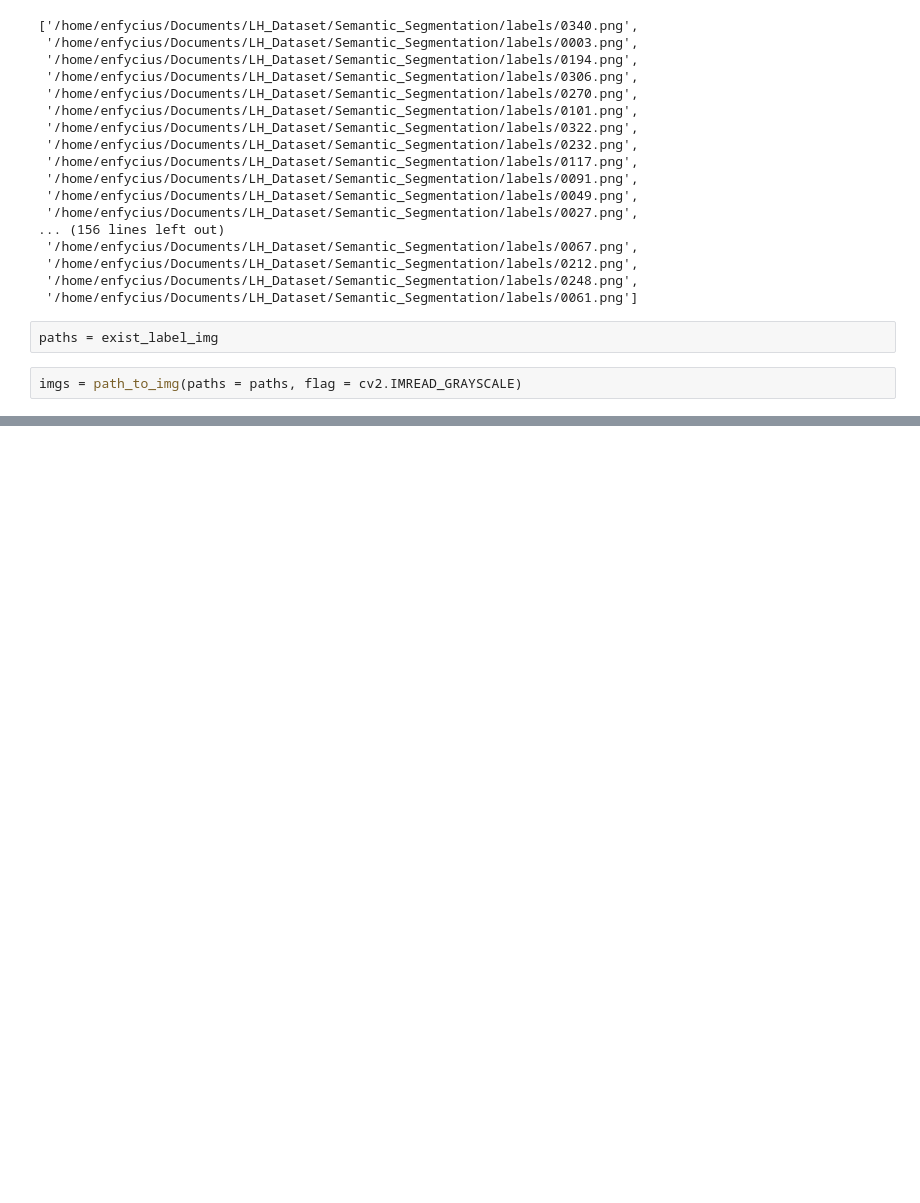
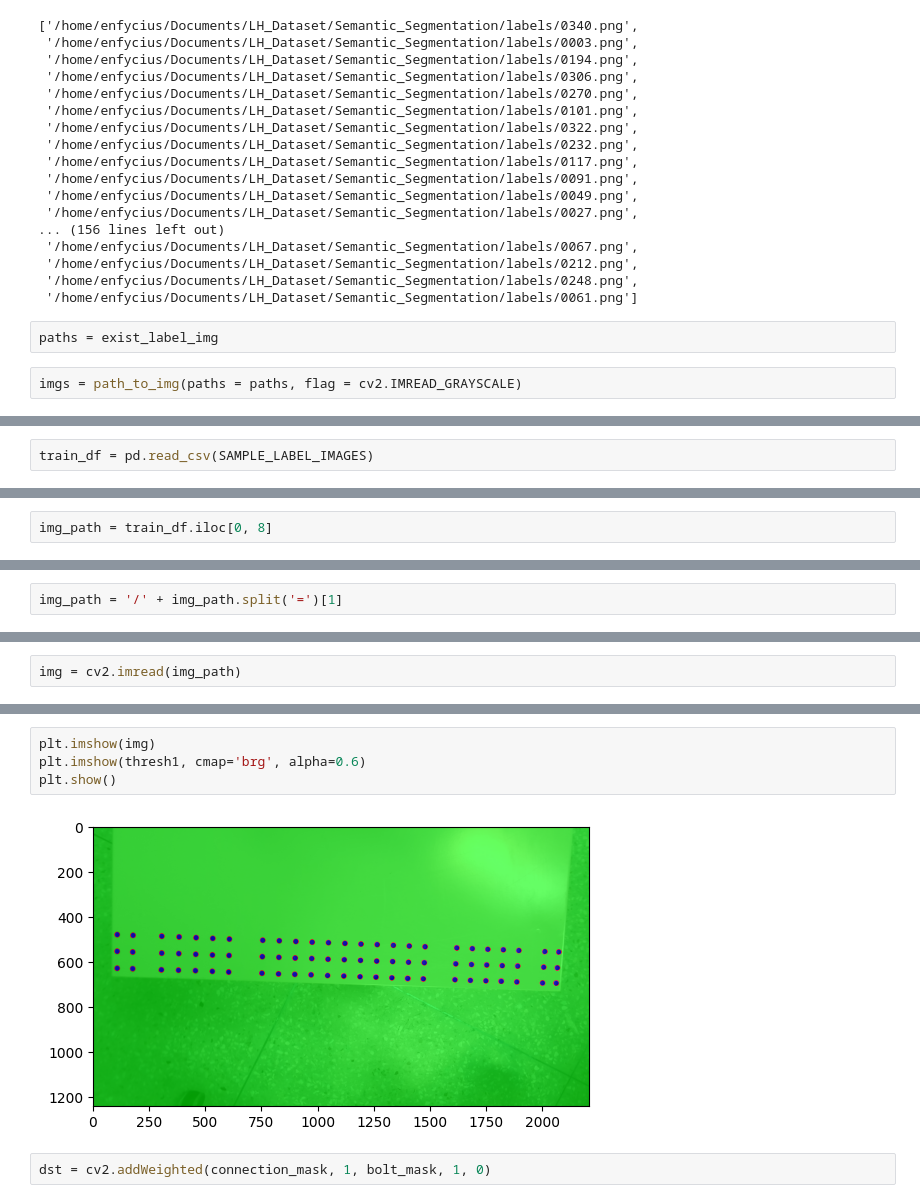
Before and after one commit to ConstructionIT/LH2023, a Jupyter notebook: generate_label.ipynb, the cells around one changed output, grey strips where cells are left out. Saved outputs shown, nothing was run; the diff lists cells and outputs as text; blank space fills up the shorter version.

```diff
--- a/generate_label.ipynb
+++ b/generate_label.ipynb
@@ -256,0 +262,2 @@ plot_labels(imgs = imgs, \
+# %%
+train_df = pd.read_csv(SAMPLE_LABEL_IMAGES)
@@ -256,0 +273,2 @@ plot_labels(imgs = imgs, \
+# %%
+img_path = train_df.iloc[0, 8]
@@ -256,0 +279,2 @@ plot_labels(imgs = imgs, \
+# %%
+img_path = '/' + img_path.split('=')[1]
@@ -256,0 +285,2 @@ plot_labels(imgs = imgs, \
+# %%
+img = cv2.imread(img_path)
@@ -256,0 +435,8 @@ plot_labels(imgs = imgs, \
+# %%
+plt.imshow(img)
+plt.imshow(thresh1, cmap='brg', alpha=0.6)
+plt.show()
+# %% [output]
+[figure, added]
+# %%
+dst = cv2.addWeighted(connection_mask, 1, bolt_mask, 1, 0)
```
Also changed, not shown: parts of 34 cells of this notebook, 3 other files.
